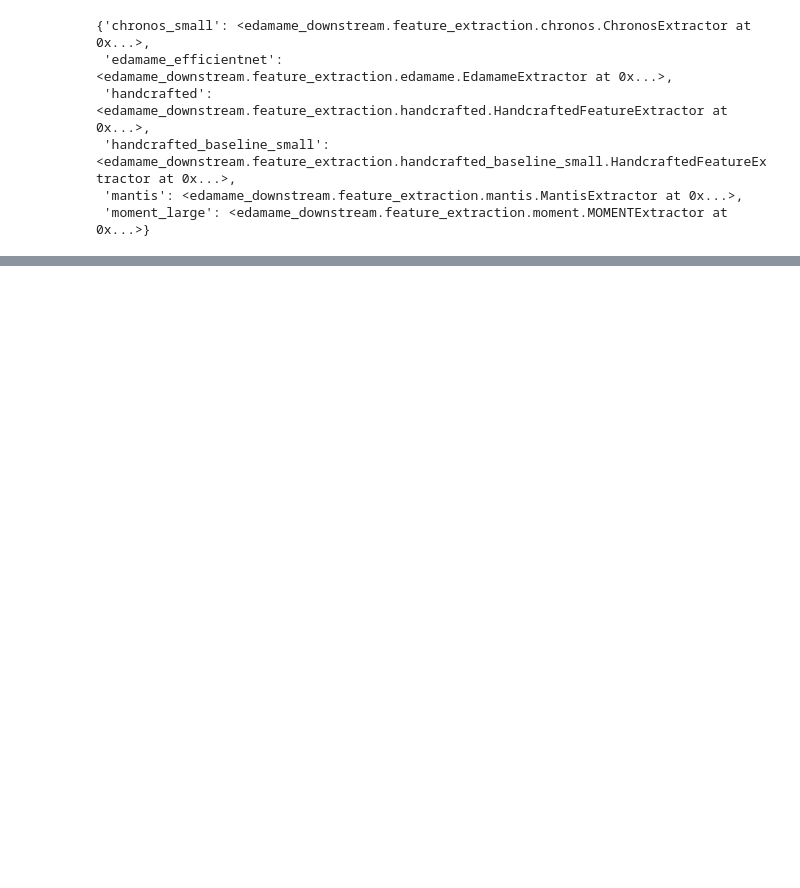
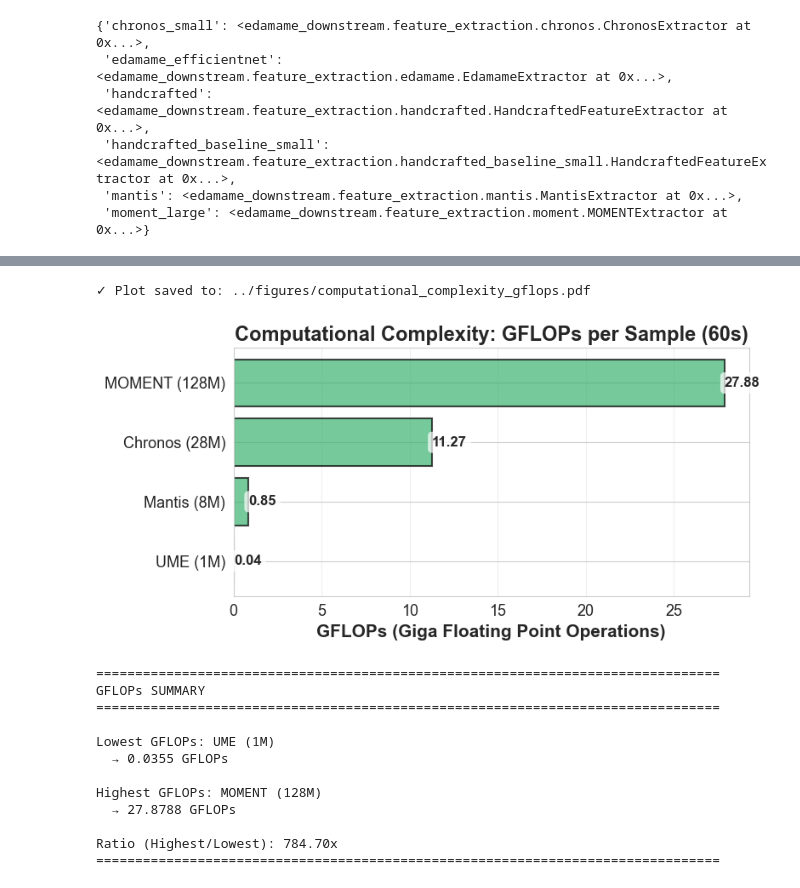
Before and after one commit to LeonardoAlchieri/pretrained_foundation_models_physiological_data, a Jupyter notebook: notebooks/computational_complexity.ipynb, the cells around one changed output, grey strips where cells are left out. Drawn from its saved outputs; the diff is of its cells as text; code cells hidden in the pictures; blank space fills up the shorter version.

```diff
--- a/notebooks/computational_complexity.ipynb
+++ b/notebooks/computational_complexity.ipynb
@@ -1121,54 +1078,70 @@ if len(gflops_data) > 0:
     # Map to correct names
     name_mapping = {
         'chronos_small': 'Chronos (28M)',
-        'edamame_efficientnet': r'EDAMAME$_{\alpha}$ (1M)',
+        'edamame_efficientnet': 'UME (1M)',
         'mantis': 'Mantis (8M)',
         'moment_large': 'MOMENT (128M)'
     }
 
     df_gflops['Display_Name'] = df_gflops['Extractor'].map(name_mapping)
 
-    # Create figure
-    fig, ax = plt.subplots(1, 1, figsize=(10, 6))
+    # Create square figure
+    fig, ax = plt.subplots(1, 1, figsize=(8, 4))
 
     # Create bar plot
     bars = ax.barh(df_gflops['Display_Name'], df_gflops['GFLOPs'],
                    color='mediumseagreen', alpha=0.7, edgecolor='black', linewidth=1.5)
 
-    ax.set_xlabel('GFLOPs (Giga Floating Point Operations)', fontsize=12, fontweight='bold')
-    ax.set_title('Computational Complexity: GFLOPs per Sample (60s)', fontsize=14, fontweight='bold')
+    ax.set_xlabel('GFLOPs (Giga Floating Point Operations)', fontsize=15, fontweight='bold')
+    ax.set_title('Computational Complexity: GFLOPs per Sample (60s)', fontsize=17, fontweight='bold')
     ax.grid(axis='x', alpha=0.3)
+    ax.tick_params(axis='both', labelsize=13)
 
     # Add value labels on bars
     for bar, val in zip(bars, df_gflops['GFLOPs']):
         ax.text(val, bar.get_y() + bar.get_height()/2,
                 f'{val:.2f}',
-                ha='left', va='center', fontsize=10, fontweight='bold',
+                ha='left', va='center', fontsize=12, fontweight='bold',
                 bbox=dict(boxstyle='round,pad=0.3', facecolor='white', edgecolor='none', alpha=0.7))
 
     plt.tight_layout()
 
     # Save to PDF
     output_pdf = Path("../figures/computational_complexity_gflops.pdf")
     output_pdf.parent.mkdir(exist_ok=True)
     plt.savefig(output_pdf, format='pdf', bbox_inches='tight', dpi=300)
     print(f"✓ Plot saved to: {output_pdf}")
 
     plt.show()
 
     # Print summary statistics
     print("\n" + "="*80)
     print("GFLOPs SUMMARY")
     print("="*80)
     print(f"\nLowest GFLOPs: {df_gflops.iloc[0]['Display_Name']}")
     print(f"  → {df_gflops.iloc[0]['GFLOPs']:.4f} GFLOPs")
     print(f"\nHighest GFLOPs: {df_gflops.iloc[-1]['Display_Name']}")
     print(f"  → {df_gflops.iloc[-1]['GFLOPs']:.4f} GFLOPs")
     print(f"\nRatio (Highest/Lowest): {df_gflops.iloc[-1]['GFLOPs'] / df_gflops.iloc[0]['GFLOPs']:.2f}x")
     print("="*80)
 
 else:
     print("No GFLOPs data available to plot.")
+# %% [output]
+✓ Plot saved to: ../figures/computational_complexity_gflops.pdf
+[figure, added]
+================================================================================
+GFLOPs SUMMARY
+================================================================================
+
+Lowest GFLOPs: UME (1M)
+  → 0.0355 GFLOPs
+
+Highest GFLOPs: MOMENT (128M)
+  → 27.8788 GFLOPs
+
+Ratio (Highest/Lowest): 784.70x
+================================================================================
 # %%
 # Save GFLOPs results to CSV
 df_gflops_save = pd.DataFrame(list(gflops_results.items()), columns=['extractor', 'gflops'])
```
Also changed, not shown: parts of 6 cells of this notebook, 12 other files.
